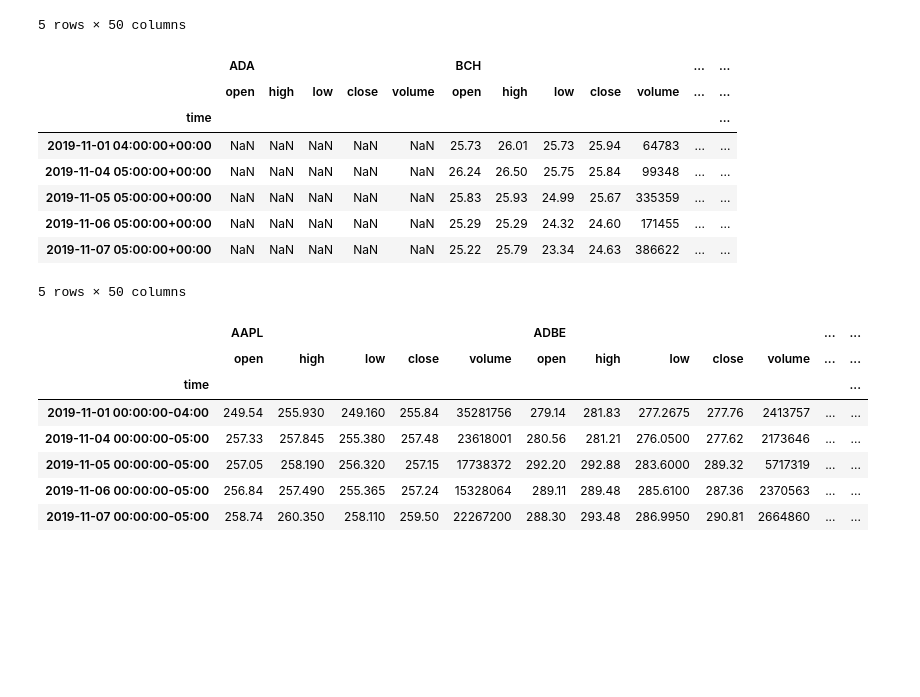
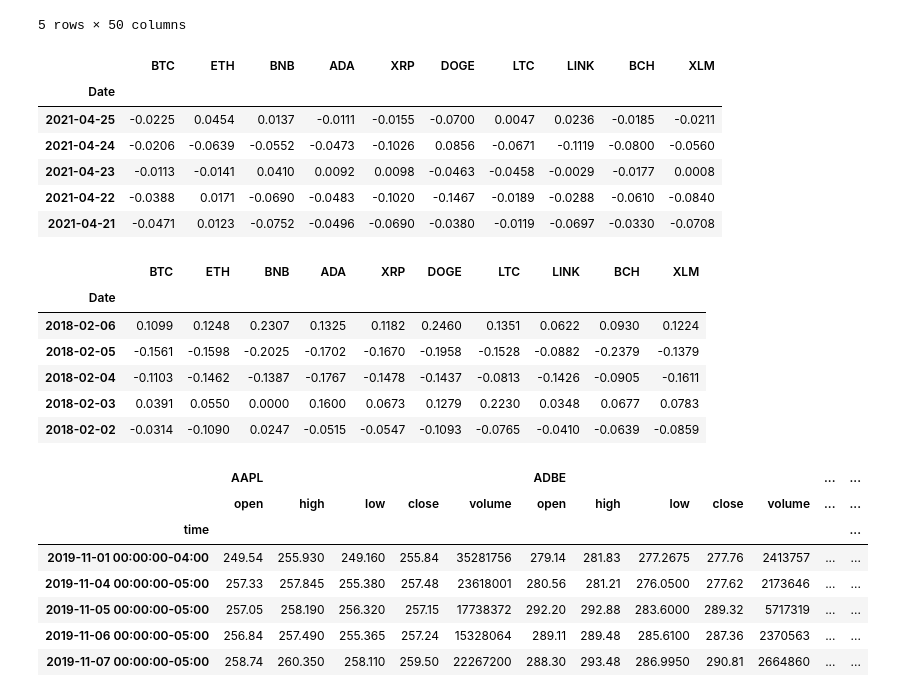
Before and after one commit to rulo96z/Crypto_Diversification_Analysis, a Jupyter notebook: project.ipynb, the cells around one changed output. Cells and saved outputs as stored; diff of their text form; code cells hidden in the pictures; blank space fills up the shorter version.

Commit message:
added analysis/ crypto data/ daily returns of stocks

```diff
--- a/project.ipynb
+++ b/project.ipynb
@@ -59,26 +59,37 @@ stocks_df.head()
 | 2019-11-07 00:00:00-05:00 | 258.74 | 260.350 | 258.110 | 259.50 | 22267200 | 288.30 | 293.48 | 286.9950 | 290.81 | 2664860 | ... | ... |
 5 rows × 50 columns
 # %%
-# Get the 2 years data frame for crypto
-crypto_df = api.get_barset(
-    tickers_crypto,
-    timeframe,
-    start = start_date,
-    end = end_date,
-    limit = limit_rows).df
+#Create for loop to read in Change % data and clean column of string values and convert to float /100
+crypto_daily_df = pd.DataFrame()
+for crypto in crypto_tickers:
+    df = pd.read_csv(Path(f"Crypto_Historical_Data/{crypto}.csv"), index_col="Date", parse_dates=True, infer_datetime_format=True)
+    #If dtype is O ---object then str.replace
+    if df['Change %'].dtypes=='O':
+        df['Change %'] = df['Change %'].str.replace('%','')
+    else:
+        df['Change %'] = df['Change %'].replace('%','')
+    crypto_daily_df[f'{crypto}'] = df['Change %'].astype('float').divide(100)
 
-# Visualazing the data
-crypto_df.head()
+#drop na values or change to 0 depending on need
+crypto_daily_df = crypto_daily_df.dropna()
+
+display(crypto_daily_df.head())
+display(crypto_daily_df.tail())
 # %% [output]
-|  | ADA |  |  |  |  | BCH |  |  |  |  | ... | ... |
-|  | open | high | low | close | volume | open | high | low | close | volume | ... | ... |
-| time |  |  |  |  |  |  |  |  |  |  |  | ... |
-| 2019-11-01 04:00:00+00:00 | NaN | NaN | NaN | NaN | NaN | 25.73 | 26.01 | 25.73 | 25.94 | 64783 | ... | ... |
-| 2019-11-04 05:00:00+00:00 | NaN | NaN | NaN | NaN | NaN | 26.24 | 26.50 | 25.75 | 25.84 | 99348 | ... | ... |
-| 2019-11-05 05:00:00+00:00 | NaN | NaN | NaN | NaN | NaN | 25.83 | 25.93 | 24.99 | 25.67 | 335359 | ... | ... |
-| 2019-11-06 05:00:00+00:00 | NaN | NaN | NaN | NaN | NaN | 25.29 | 25.29 | 24.32 | 24.60 | 171455 | ... | ... |
-| 2019-11-07 05:00:00+00:00 | NaN | NaN | NaN | NaN | NaN | 25.22 | 25.79 | 23.34 | 24.63 | 386622 | ... | ... |
+|  | BTC | ETH | BNB | ADA | XRP | DOGE | LTC | LINK | BCH | XLM |
+| Date |  |  |  |  |  |  |  |  |  |  |
+| 2021-04-25 | -0.0225 | 0.0454 | 0.0137 | -0.0111 | -0.0155 | -0.0700 | 0.0047 | 0.0236 | -0.0185 | -0.0211 |
+| 2021-04-24 | -0.0206 | -0.0639 | -0.0552 | -0.0473 | -0.1026 | 0.0856 | -0.0671 | -0.1119 | -0.0800 | -0.0560 |
+| 2021-04-23 | -0.0113 | -0.0141 | 0.0410 | 0.0092 | 0.0098 | -0.0463 | -0.0458 | -0.0029 | -0.0177 | 0.0008 |
+| 2021-04-22 | -0.0388 | 0.0171 | -0.0690 | -0.0483 | -0.1020 | -0.1467 | -0.0189 | -0.0288 | -0.0610 | -0.0840 |
+| 2021-04-21 | -0.0471 | 0.0123 | -0.0752 | -0.0496 | -0.0690 | -0.0380 | -0.0119 | -0.0697 | -0.0330 | -0.0708 |
-5 rows × 50 columns
+|  | BTC | ETH | BNB | ADA | XRP | DOGE | LTC | LINK | BCH | XLM |
+| Date |  |  |  |  |  |  |  |  |  |  |
+| 2018-02-06 | 0.1099 | 0.1248 | 0.2307 | 0.1325 | 0.1182 | 0.2460 | 0.1351 | 0.0622 | 0.0930 | 0.1224 |
+| 2018-02-05 | -0.1561 | -0.1598 | -0.2025 | -0.1702 | -0.1670 | -0.1958 | -0.1528 | -0.0882 | -0.2379 | -0.1379 |
+| 2018-02-04 | -0.1103 | -0.1462 | -0.1387 | -0.1767 | -0.1478 | -0.1437 | -0.0813 | -0.1426 | -0.0905 | -0.1611 |
+| 2018-02-03 | 0.0391 | 0.0550 | 0.0000 | 0.1600 | 0.0673 | 0.1279 | 0.2230 | 0.0348 | 0.0677 | 0.0783 |
+| 2018-02-02 | -0.0314 | -0.1090 | 0.0247 | -0.0515 | -0.0547 | -0.1093 | -0.0765 | -0.0410 | -0.0639 | -0.0859 |
 # %%
 # Cleaning the data from stocks
 clean_df_stocks = stocks_df.dropna()#.isnull().sum()
```
Also changed, not shown: parts of 8 cells of this notebook.
